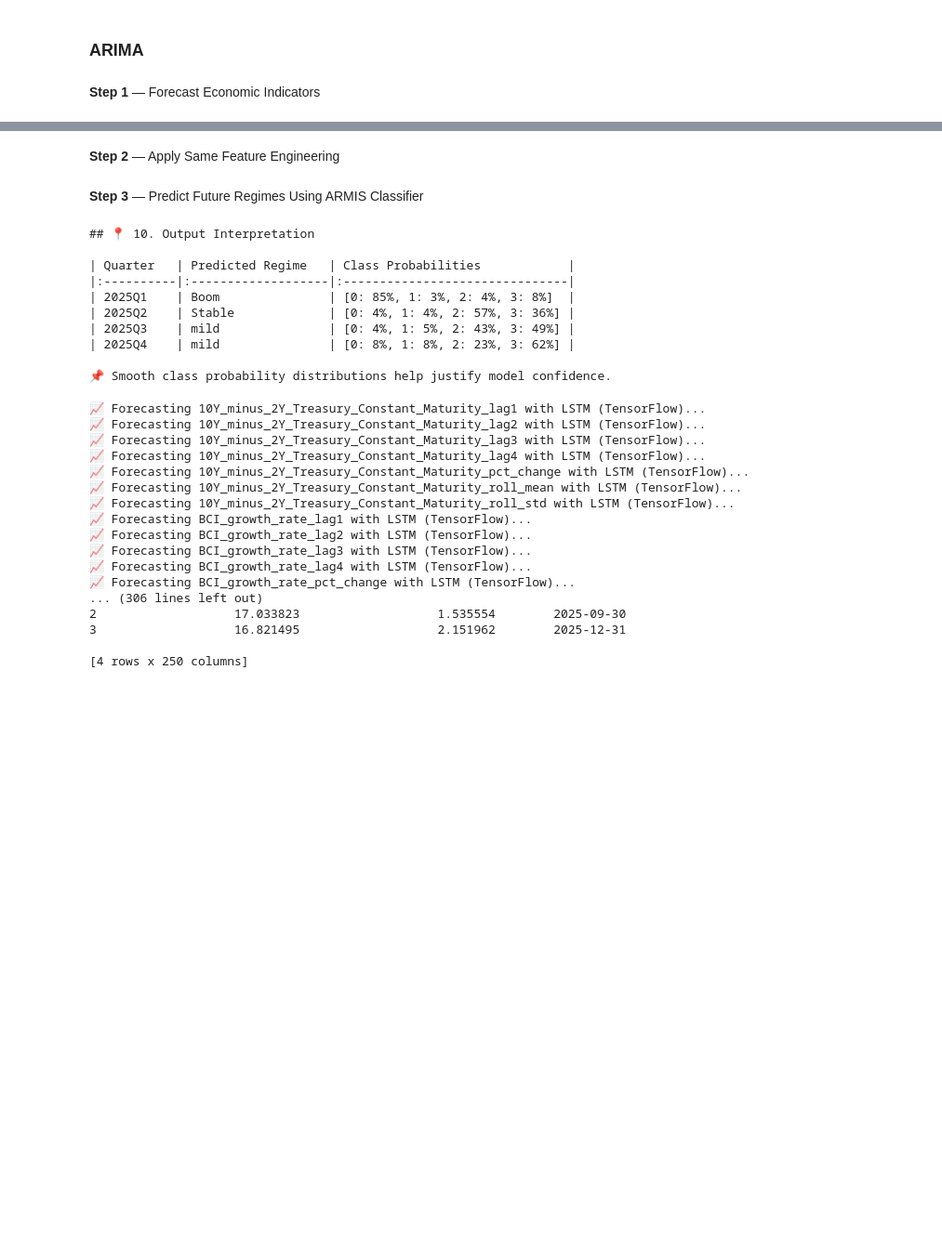
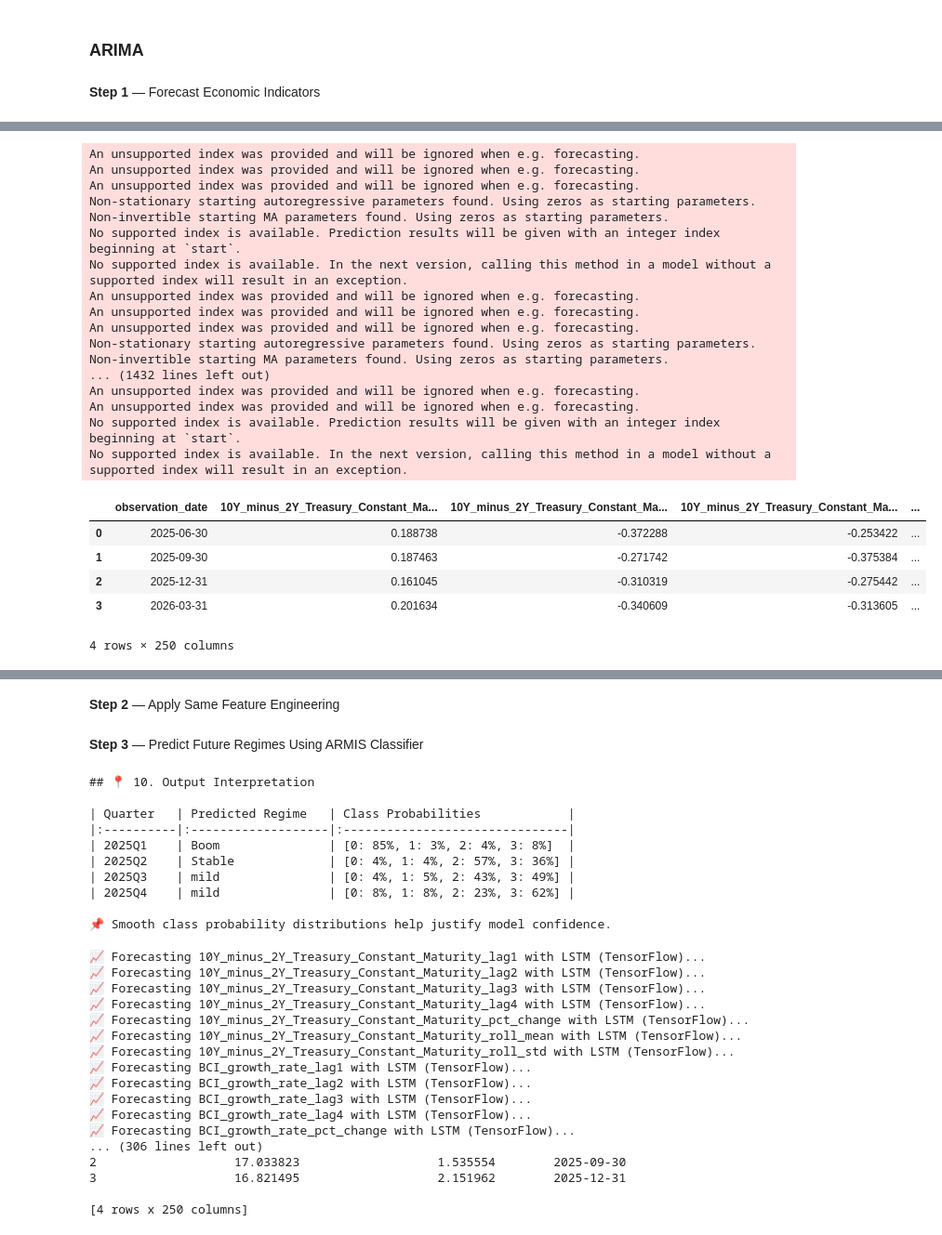
Before and after one commit to Makster04/FINAL_CAPSTONE_PROJECT, a Jupyter notebook: Notebook.ipynb, the cells around one changed output, grey strips where cells are left out. Shown at 93% size. Saved outputs shown, nothing was run; the diff lists cells and outputs as text; code cells hidden in the pictures; blank space fills up the shorter version.

```diff
--- a/Notebook.ipynb
+++ b/Notebook.ipynb
@@ -2432,0 +2342,72 @@ No supported index is available. In the next version, calling this method in a m
+# %%
+import pandas as pd
+import numpy as np
+from statsmodels.tsa.arima.model import ARIMA
+
+# Load full macroeconomic dataset
+df = pd.read_csv("All_for_Modeling.csv")
+df["observation_date"] = pd.to_datetime(df["observation_date"])
+df = df.sort_values("observation_date")
+
+# Drop infinite values and fill missing with mean
+df.replace([np.inf, -np.inf], np.nan, inplace=True)
+df.dropna(axis=1, how='all', inplace=True)
+df.fillna(df.mean(numeric_only=True), inplace=True)
+
+# Define macroeconomic columns (excluding label)
+macro_cols = df.select_dtypes(include=[np.number]).columns.difference(['Regime_Label_Encoded']).tolist()
+
+# Forecast next 4 quarters using ARIMA for each macro column
+n_forecast = 4
+future_macro = []
+
+for col in macro_cols:
+    try:
+        model = ARIMA(df[col], order=(3, 1, 2))
+        model_fit = model.fit()
+        forecast = model_fit.forecast(steps=n_forecast)
+        forecast.index = pd.date_range(
+            start=df["observation_date"].iloc[-1] + pd.DateOffset(months=3),
+            periods=n_forecast,
+            freq="Q"
+        )
+        forecast.name = col
+        future_macro.append(forecast)
+    except Exception as e:
+        future_macro.append(pd.Series(
+            [np.nan] * n_forecast,
+            index=pd.date_range(
+                start=df["observation_date"].iloc[-1] + pd.DateOffset(months=3),
+                periods=n_forecast,
+                freq="Q"
+            ),
+            name=col
+        ))
+
+# Combine forecasts into one DataFrame
+future_df = pd.concat(future_macro, axis=1).reset_index().rename(columns={"index": "observation_date"})
+future_df
+# %% [output]
+An unsupported index was provided and will be ignored when e.g. forecasting.
+An unsupported index was provided and will be ignored when e.g. forecasting.
+An unsupported index was provided and will be ignored when e.g. forecasting.
+Non-stationary starting autoregressive parameters found. Using zeros as starting parameters.
+Non-invertible starting MA parameters found. Using zeros as starting parameters.
+No supported index is available. Prediction results will be given with an integer index beginning at `start`.
+No supported index is available. In the next version, calling this method in a model without a supported index will result in an exception.
+An unsupported index was provided and will be ignored when e.g. forecasting.
+An unsupported index was provided and will be ignored when e.g. forecasting.
+An unsupported index was provided and will be ignored when e.g. forecasting.
+Non-stationary starting autoregressive parameters found. Using zeros as starting parameters.
+Non-invertible starting MA parameters found. Using zeros as starting parameters.
+... (1432 lines left out)
+An unsupported index was provided and will be ignored when e.g. forecasting.
+An unsupported index was provided and will be ignored when e.g. forecasting.
+No supported index is available. Prediction results will be given with an integer index beginning at `start`.
+No supported index is available. In the next version, calling this method in a model without a supported index will result in an exception.
+|  | observation_date | 10Y_minus_2Y_Treasury_Constant_Ma... | 10Y_minus_2Y_Treasury_Constant_Ma... | 10Y_minus_2Y_Treasury_Constant_Ma... | ... |
+| 0 | 2025-06-30 | 0.188738 | -0.372288 | -0.253422 | ... |
+| 1 | 2025-09-30 | 0.187463 | -0.271742 | -0.375384 | ... |
+| 2 | 2025-12-31 | 0.161045 | -0.310319 | -0.275442 | ... |
+| 3 | 2026-03-31 | 0.201634 | -0.340609 | -0.313605 | ... |
+4 rows × 250 columns
```
Also changed, not shown: parts of 16 cells of this notebook, 1 other file.
